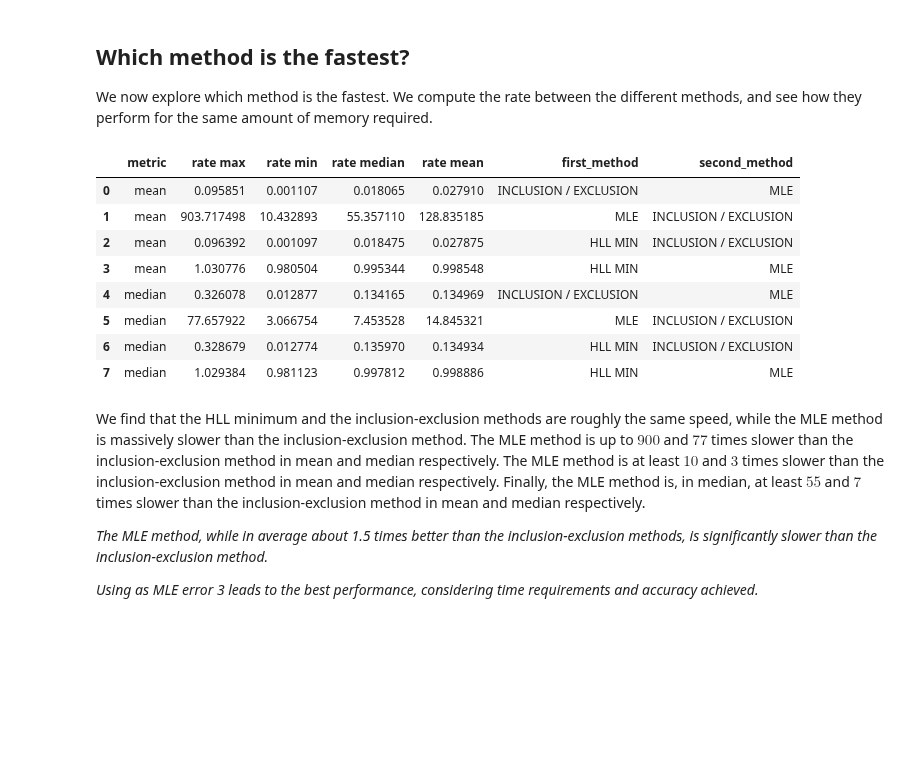
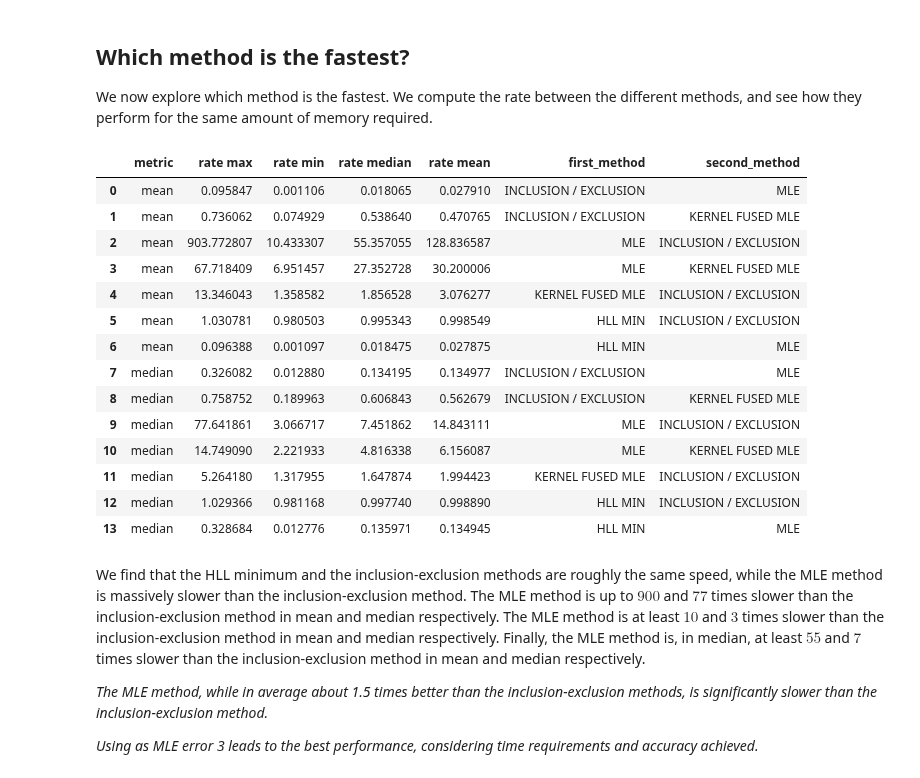
Before and after one commit to LucaCappelletti94/hyperloglog-rs, a Jupyter notebook: Intersection evaluations.ipynb, the cells around one changed output. Drawn from its saved outputs; the diff is of its cells as text; code cells hidden in the pictures; blank space fills up the shorter version.

```diff
--- a/Intersection evaluations.ipynb
+++ b/Intersection evaluations.ipynb
@@ -185,9 +257,12 @@ methods = []
 
 for metric in ("mean", "median"):
     rate_ie_mle = data_hll.time_inclusion_exclusion[metric] / data_hll.time_mle_3[metric]
+    rate_ie_updated_mle = data_hll.time_inclusion_exclusion[metric] / data_hll.time_kernel_fused_mle_3[metric]
     rate_mle_ie = data_hll.time_mle_3[metric] / data_hll.time_inclusion_exclusion[metric]
-    rate_min_ie = data_hll.time_hll_min[metric] / data_hll.time_mle_3[metric]
-    rate_min_mle = data_hll.time_hll_min[metric] / data_hll.time_inclusion_exclusion[metric]
+    rate_mle_updated_mle = data_hll.time_mle_3[metric] / data_hll.time_kernel_fused_mle_3[metric]
+    rate_updated_mle_ie = data_hll.time_kernel_fused_mle_3[metric] / data_hll.time_inclusion_exclusion[metric]
+    rate_min_mle = data_hll.time_hll_min[metric] / data_hll.time_mle_3[metric]
+    rate_min_ie = data_hll.time_hll_min[metric] / data_hll.time_inclusion_exclusion[metric]
 
     methods.append(pd.DataFrame({
         "metric": metric,
@@ -201,46 +276,82 @@ for metric in ("mean", "median"):
 
     methods.append(pd.DataFrame({
         "metric": metric,
+        "rate max": rate_ie_updated_mle.max(),
+        "rate min": rate_ie_updated_mle.min(),
+        "rate median": rate_ie_updated_mle.median(),
+        "rate mean": rate_ie_updated_mle.mean(),
+        "first_method": "INCLUSION / EXCLUSION",
+        "second_method": "KERNEL FUSED MLE"
+    }, index=[0]))
+
+    methods.append(pd.DataFrame({
+        "metric": metric,
         "rate max": rate_mle_ie.max(),
         "rate min": rate_mle_ie.min(),
         "rate median": rate_mle_ie.median(),
         "rate mean": rate_mle_ie.mean(),
         "first_method": "MLE",
+        "second_method": "INCLUSION / EXCLUSION"
+    }, index=[0]))
+
+    methods.append(pd.DataFrame({
+        "metric": metric,
+        "rate max": rate_mle_updated_mle.max(),
+        "rate min": rate_mle_updated_mle.min(),
+        "rate median": rate_mle_updated_mle.median(),
+        "rate mean": rate_mle_updated_mle.mean(),
+        "first_method": "MLE",
+        "second_method": "KERNEL FUSED MLE"
+    }, index=[0]))
+
+    methods.append(pd.DataFrame({
+        "metric": metric,
+        "rate max": rate_updated_mle_ie.max(),
+        "rate min": rate_updated_mle_ie.min(),
+        "rate median": rate_updated_mle_ie.median(),
+        "rate mean": rate_updated_mle_ie.mean(),
+        "first_method": "KERNEL FUSED MLE",
         "second_method": "INCLUSION / EXCLUSION"
     }, index=[0]))
 
     methods.append(pd.DataFrame({
         "metric": metric,
         "rate max": rate_min_ie.max(),
         "rate min": rate_min_ie.min(),
         "rate median": rate_min_ie.median(),
         "rate mean": rate_min_ie.mean(),
         "first_method": "HLL MIN",
         "second_method": "INCLUSION / EXCLUSION"
     }, index=[0]))
 
     methods.append(pd.DataFrame({
         "metric": metric,
         "rate max": rate_min_mle.max(),
         "rate min": rate_min_mle.min(),
         "rate median": rate_min_mle.median(),
         "rate mean": rate_min_mle.mean(),
         "first_method": "HLL MIN",
         "second_method": "MLE"
     }, index=[0]))
 
 methods = pd.concat(methods).reset_index(drop=True)
 methods
 # %% [output]
 |  | metric | rate max | rate min | rate median | rate mean | first_method | second_method |
-| 0 | mean | 0.095851 | 0.001107 | 0.018065 | 0.027910 | INCLUSION / EXCLUSION | MLE |
-| 1 | mean | 903.717498 | 10.432893 | 55.357110 | 128.835185 | MLE | INCLUSION / EXCLUSION |
-| 2 | mean | 0.096392 | 0.001097 | 0.018475 | 0.027875 | HLL MIN | INCLUSION / EXCLUSION |
-| 3 | mean | 1.030776 | 0.980504 | 0.995344 | 0.998548 | HLL MIN | MLE |
-| 4 | median | 0.326078 | 0.012877 | 0.134165 | 0.134969 | INCLUSION / EXCLUSION | MLE |
-| 5 | median | 77.657922 | 3.066754 | 7.453528 | 14.845321 | MLE | INCLUSION / EXCLUSION |
-| 6 | median | 0.328679 | 0.012774 | 0.135970 | 0.134934 | HLL MIN | INCLUSION / EXCLUSION |
-| 7 | median | 1.029384 | 0.981123 | 0.997812 | 0.998886 | HLL MIN | MLE |
+| 0 | mean | 0.095847 | 0.001106 | 0.018065 | 0.027910 | INCLUSION / EXCLUSION | MLE |
+| 1 | mean | 0.736062 | 0.074929 | 0.538640 | 0.470765 | INCLUSION / EXCLUSION | KERNEL FUSED MLE |
+| 2 | mean | 903.772807 | 10.433307 | 55.357055 | 128.836587 | MLE | INCLUSION / EXCLUSION |
+| 3 | mean | 67.718409 | 6.951457 | 27.352728 | 30.200006 | MLE | KERNEL FUSED MLE |
+| 4 | mean | 13.346043 | 1.358582 | 1.856528 | 3.076277 | KERNEL FUSED MLE | INCLUSION / EXCLUSION |
+| 5 | mean | 1.030781 | 0.980503 | 0.995343 | 0.998549 | HLL MIN | INCLUSION / EXCLUSION |
+| 6 | mean | 0.096388 | 0.001097 | 0.018475 | 0.027875 | HLL MIN | MLE |
+| 7 | median | 0.326082 | 0.012880 | 0.134195 | 0.134977 | INCLUSION / EXCLUSION | MLE |
+| 8 | median | 0.758752 | 0.189963 | 0.606843 | 0.562679 | INCLUSION / EXCLUSION | KERNEL FUSED MLE |
+| 9 | median | 77.641861 | 3.066717 | 7.451862 | 14.843111 | MLE | INCLUSION / EXCLUSION |
+| 10 | median | 14.749090 | 2.221933 | 4.816338 | 6.156087 | MLE | KERNEL FUSED MLE |
+| 11 | median | 5.264180 | 1.317955 | 1.647874 | 1.994423 | KERNEL FUSED MLE | INCLUSION / EXCLUSION |
+| 12 | median | 1.029366 | 0.981168 | 0.997740 | 0.998890 | HLL MIN | INCLUSION / EXCLUSION |
+| 13 | median | 0.328684 | 0.012776 | 0.135971 | 0.134945 | HLL MIN | MLE |
 # %% [markdown]
 We find that the HLL minimum and the inclusion-exclusion methods are roughly the same speed, while the MLE method is massively slower than the inclusion-exclusion method. The MLE method is up to $900$ and $77$ times slower than the inclusion-exclusion method in mean and median respectively. The MLE method is at least $10$ and $3$ times slower than the inclusion-exclusion method in mean and median respectively. Finally, the MLE method is, in median, at least $55$ and $7$ times slower than the inclusion-exclusion method in mean and median respectively.
 
```
Also changed, not shown: parts of 7 cells of this notebook, 48 other files.
